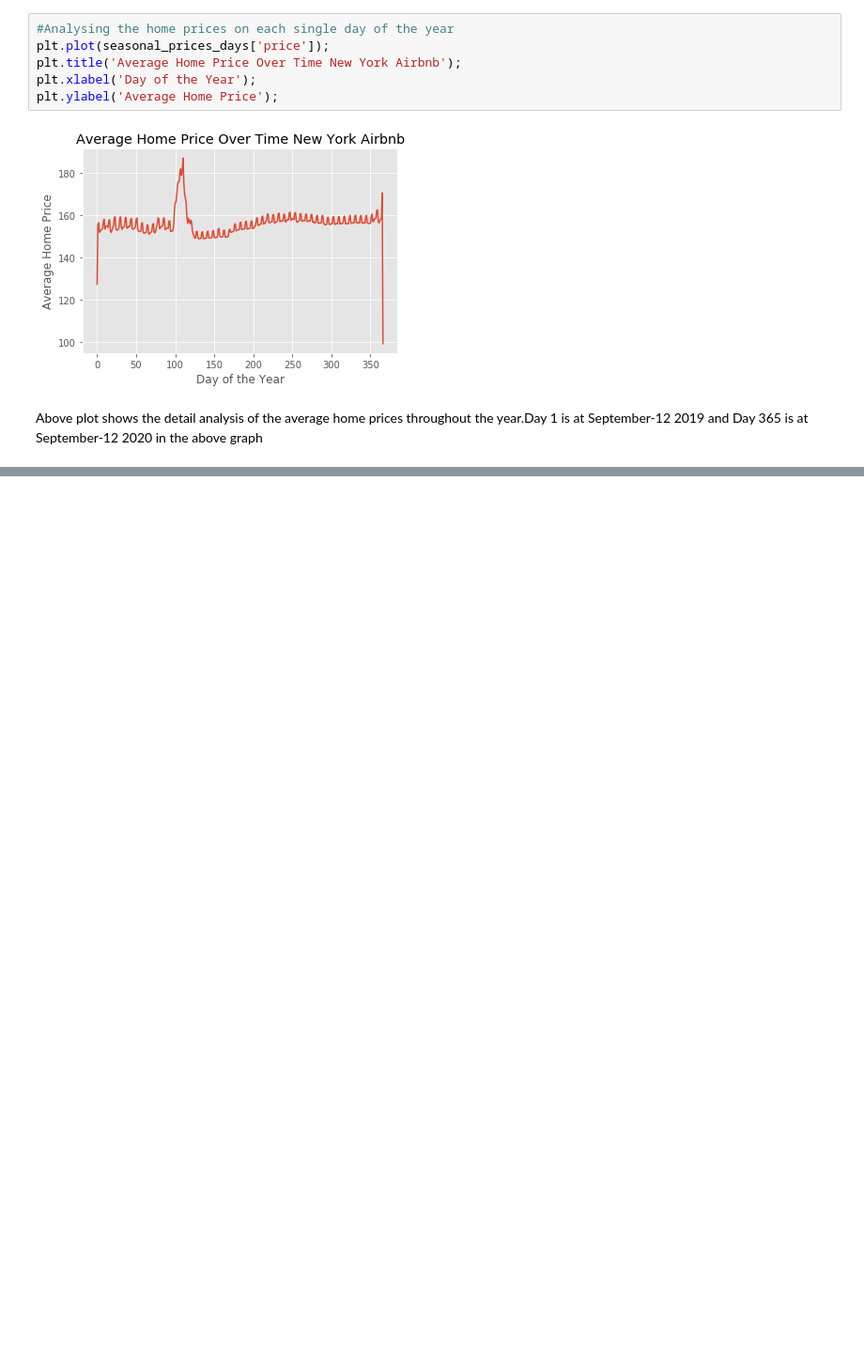
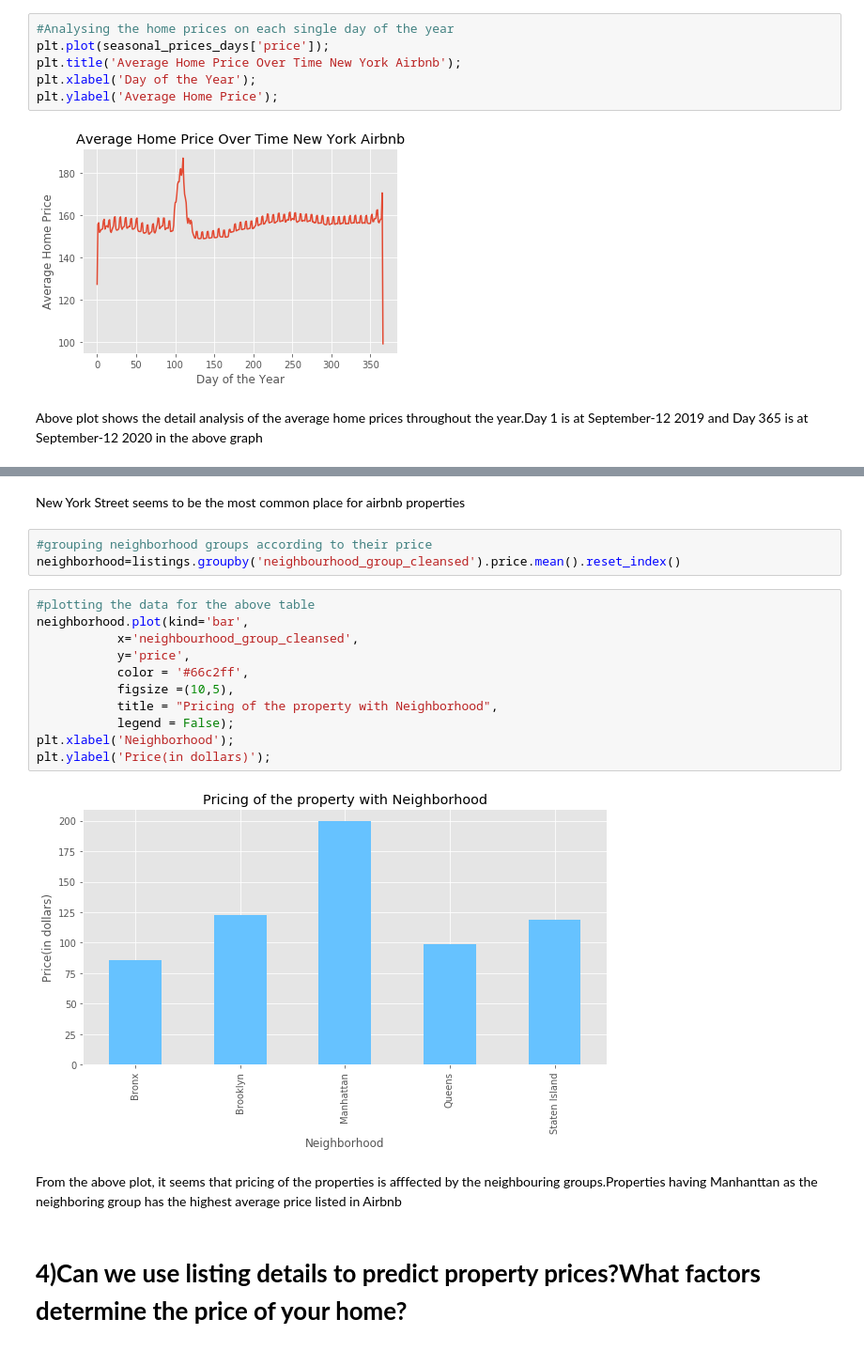
Before and after one commit to amitborkar98/AIRBNB-NewYork, a Jupyter notebook: analysis.ipynb, the cells around one changed output, grey strips where cells are left out. Shown at 94% size. Drawn from its saved outputs; the diff is of its cells as text; blank space fills up the shorter version.

```diff
--- a/analysis.ipynb
+++ b/analysis.ipynb
@@ -250,0 +262,22 @@ Above plot shows the detail analysis of the average home prices throughout the y
+# %% [markdown]
+New York Street seems to be the most common place for airbnb properties
+# %%
+#grouping neighborhood groups according to their price
+neighborhood=listings.groupby('neighbourhood_group_cleansed').price.mean().reset_index()
+# %%
+#plotting the data for the above table
+neighborhood.plot(kind='bar',
+           x='neighbourhood_group_cleansed',
+           y='price',
+           color = '#66c2ff',
+           figsize =(10,5),
+           title = "Pricing of the property with Neighborhood",
+           legend = False);
+plt.xlabel('Neighborhood');
+plt.ylabel('Price(in dollars)');
+# %% [output]
+[figure, added]
+# %% [markdown]
+From the above plot, it seems that pricing of the properties is afffected by the neighbouring groups.Properties having Manhanttan as the neighboring group has the highest average price listed in Airbnb
+# %% [markdown]
+<h1><b>4)Can we use listing details to predict property prices?What factors determine the price of your home?</b></h1>
```
Also changed, not shown: parts of 5 cells of this notebook.
